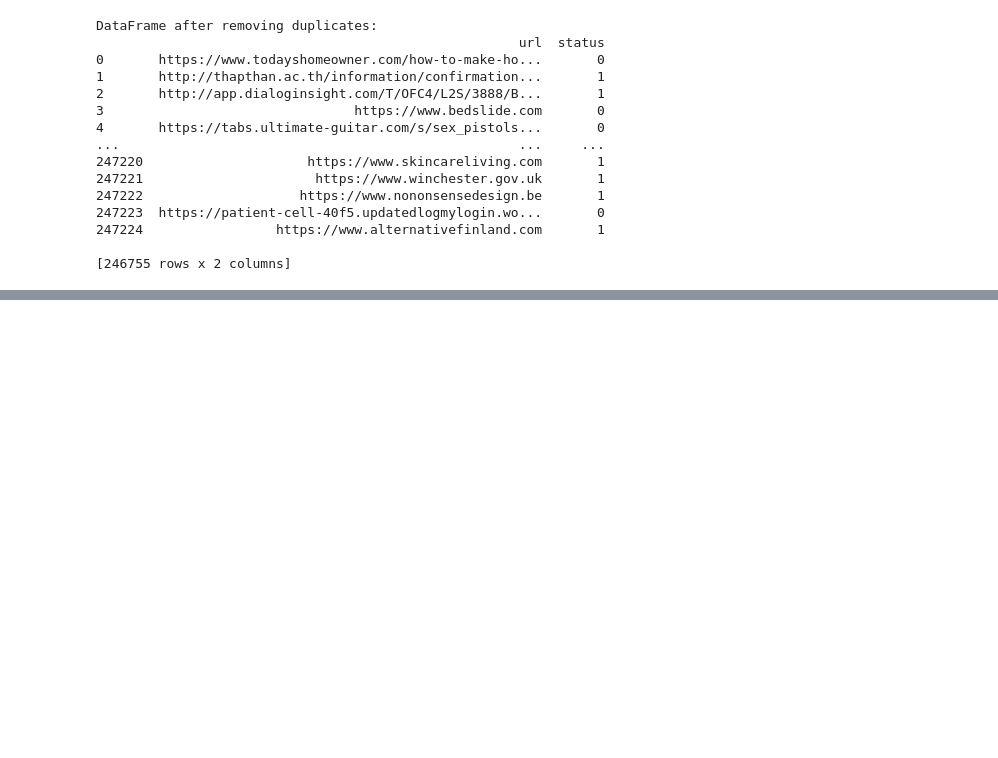
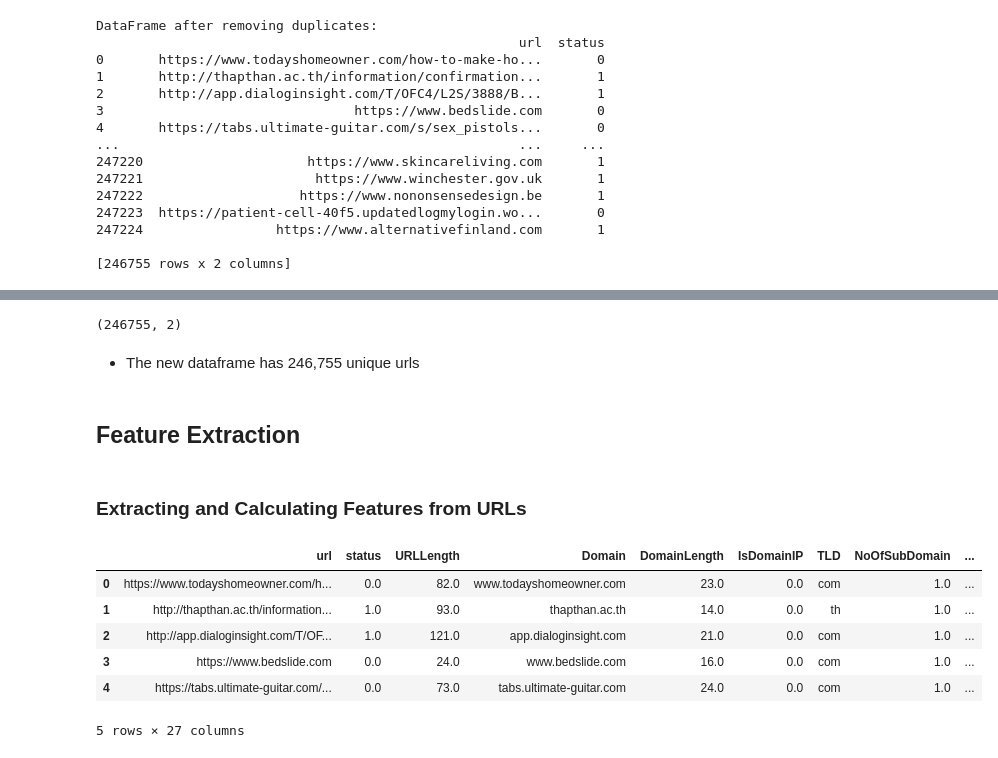
Before and after one commit to Pamela-Chebii/phishing_url_detection, a Jupyter notebook: cleaned.ipynb, the cells around one changed output, grey strips where cells are left out. Saved outputs shown, nothing was run; the diff lists cells and outputs as text; code cells hidden in the pictures; blank space fills up the shorter version.

Commit message:
Feature extraction

```diff
--- a/cleaned.ipynb
+++ b/cleaned.ipynb
@@ -270,0 +273,10 @@ DataFrame after removing duplicates:
+# %%
+combined_df_no_duplicates.shape
+# %% [output]
+(246755, 2)
+# %% [markdown]
+- The new dataframe has 246,755 unique urls
+# %% [markdown]
+## Feature Extraction
+# %% [markdown]
+### Extracting and Calculating Features from URLs
@@ -270,0 +337,10 @@ DataFrame after removing duplicates:
+# %%
+combined_df_no_duplicates.head()
+# %% [output]
+|  | url | status | URLLength | Domain | DomainLength | IsDomainIP | TLD | NoOfSubDomain | ... |
+| 0 | https://www.todayshomeowner.com/h... | 0.0 | 82.0 | www.todayshomeowner.com | 23.0 | 0.0 | com | 1.0 | ... |
+| 1 | http://thapthan.ac.th/information... | 1.0 | 93.0 | thapthan.ac.th | 14.0 | 0.0 | th | 1.0 | ... |
+| 2 | http://app.dialoginsight.com/T/OF... | 1.0 | 121.0 | app.dialoginsight.com | 21.0 | 0.0 | com | 1.0 | ... |
+| 3 | https://www.bedslide.com | 0.0 | 24.0 | www.bedslide.com | 16.0 | 0.0 | com | 1.0 | ... |
+| 4 | https://tabs.ultimate-guitar.com/... | 0.0 | 73.0 | tabs.ultimate-guitar.com | 24.0 | 0.0 | com | 1.0 | ... |
+5 rows × 27 columns
```
Also changed, not shown: parts of 3 cells of this notebook.
